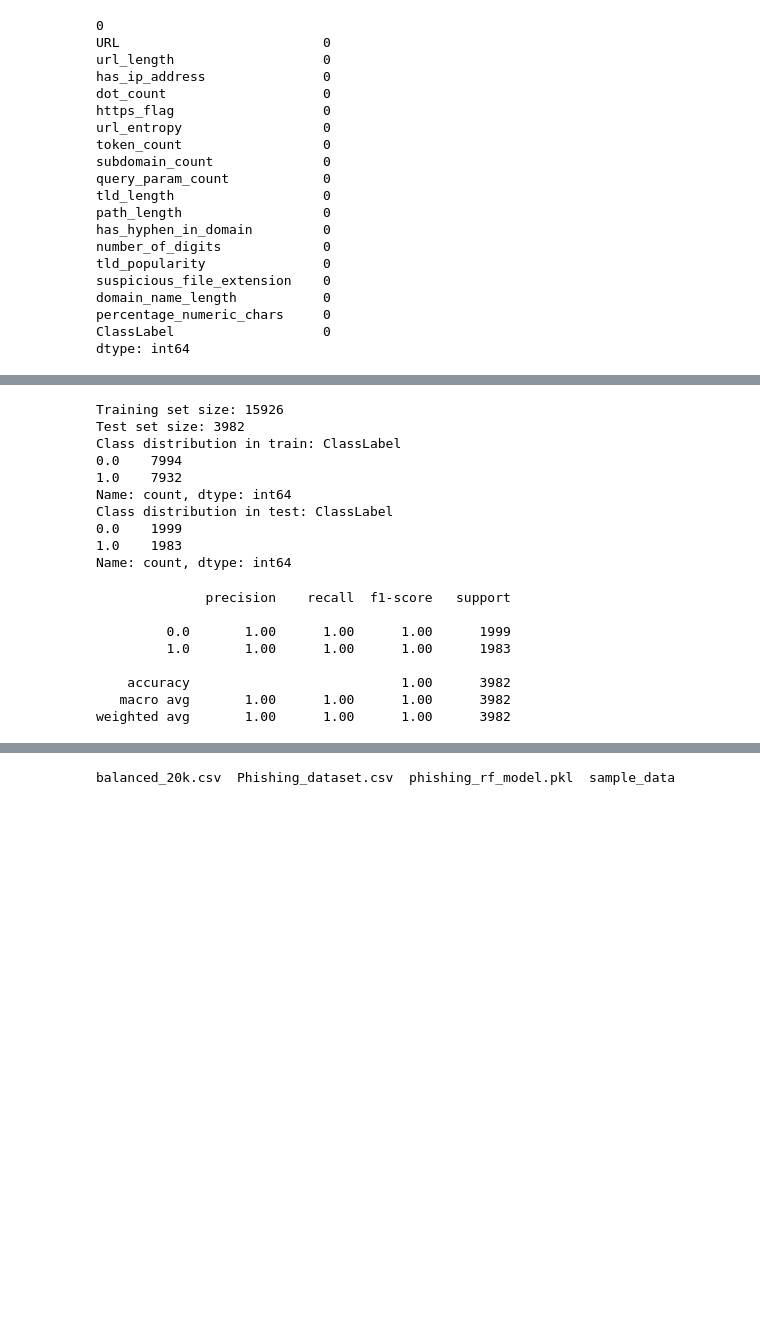
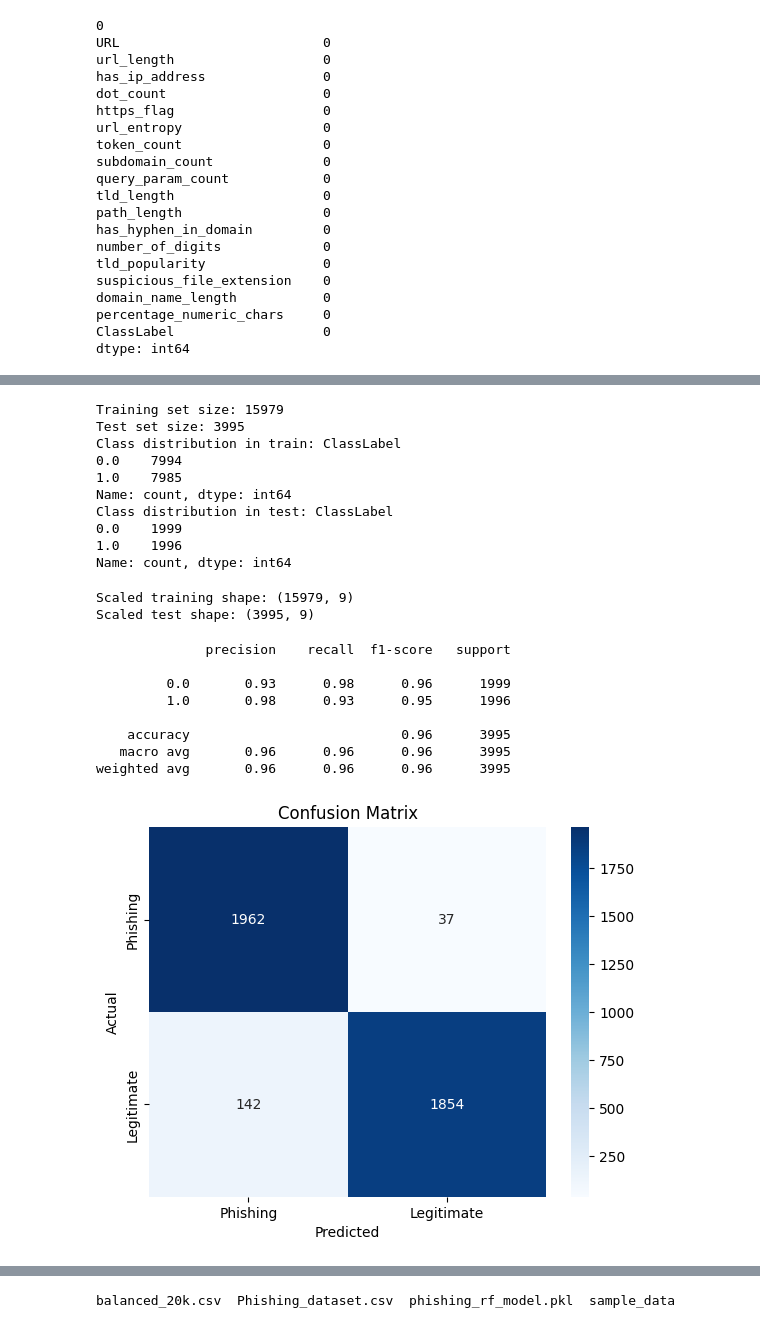
Before and after one commit to Kaviyasree-N/ML-PROJECT, a Jupyter notebook: Phishing_Detect_Model.ipynb, the cells around one changed output, grey strips where cells are left out. Drawn from its saved outputs; the diff is of its cells as text; code cells hidden in the pictures; blank space fills up the shorter version.

```diff
--- a/Phishing_Detect_Model.ipynb
+++ b/Phishing_Detect_Model.ipynb
@@ -155,7 +175,7 @@ Feature matrix shape: (19908, 16)
 from sklearn.model_selection import train_test_split
 
 X_train, X_test, y_train, y_test = train_test_split(
-    X_scaled, y, test_size=0.2, stratify=y, random_state=42
+    X, y, test_size=0.2, stratify=y, random_state=42
 )
 
 print("Training set size:", X_train.shape[0])
@@ -163,36 +183,69 @@ print("Test set size:", X_test.shape[0])
 print("Class distribution in train:", y_train.value_counts())
 print("Class distribution in test:", y_test.value_counts())
 # %% [output]
-Training set size: 15926
-Test set size: 3982
+Training set size: 15979
+Test set size: 3995
 Class distribution in train: ClassLabel
 0.0    7994
-1.0    7932
+1.0    7985
 Name: count, dtype: int64
 Class distribution in test: ClassLabel
 0.0    1999
-1.0    1983
+1.0    1996
 Name: count, dtype: int64
+# %%
+from sklearn.preprocessing import StandardScaler
+
+# Fit scaler only on training set
+scaler = StandardScaler()
+X_train_scaled = scaler.fit_transform(X_train)
+
+# Transform test set using the same scaler
+X_test_scaled = scaler.transform(X_test)
+
+print("Scaled training shape:", X_train_scaled.shape)
+print("Scaled test shape:", X_test_scaled.shape)
+# %% [output]
+Scaled training shape: (15979, 9)
+Scaled test shape: (3995, 9)
 # %%
-from sklearn.ensemble import RandomForestClassifier
+from sklearn.linear_model import LogisticRegression
 from sklearn.metrics import classification_report
 
-# Initialize and train the model
-model = RandomForestClassifier(class_weight="balanced", random_state=42)
-model.fit(X_train, y_train)
+model = LogisticRegression(max_iter=500, class_weight="balanced", random_state=42)
+model.fit(X_train_scaled, y_train)
+
 
 # Make predictions on the test set
-y_pred = model.predict(X_test)
+y_pred = model.predict(X_test_scaled)
 
 # Evaluate performance
 print(classification_report(y_test, y_pred))
 # %% [output]
               precision    recall  f1-score   support
 
-         0.0       1.00      1.00      1.00      1999
-         1.0       1.00      1.00      1.00      1983
+         0.0       0.93      0.98      0.96      1999
+         1.0       0.98      0.93      0.95      1996
 
-    accuracy                           1.00      3982
-   macro avg       1.00      1.00      1.00      3982
-weighted avg       1.00      1.00      1.00      3982
+    accuracy                           0.96      3995
+   macro avg       0.96      0.96      0.96      3995
+weighted avg       0.96      0.96      0.96      3995
+# %%
+from sklearn.metrics import confusion_matrix
+import seaborn as sns
+import matplotlib.pyplot as plt
+
+# Compute confusion matrix
+cm = confusion_matrix(y_test, y_pred)
+
+# Plot confusion matrix
+sns.heatmap(cm, annot=True, fmt='d', cmap='Blues',
+            xticklabels=['Phishing','Legitimate'],
+            yticklabels=['Phishing','Legitimate'])
+plt.xlabel("Predicted")
+plt.ylabel("Actual")
+plt.title("Confusion Matrix")
+plt.show()
+# %% [output]
+[figure, added]
 # %%
```
Also changed, not shown: parts of 12 cells of this notebook.
